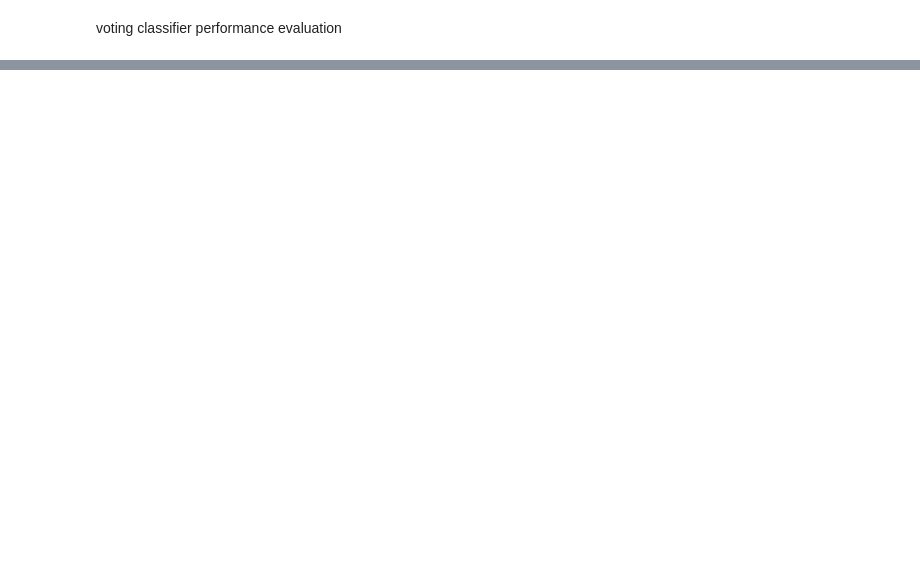
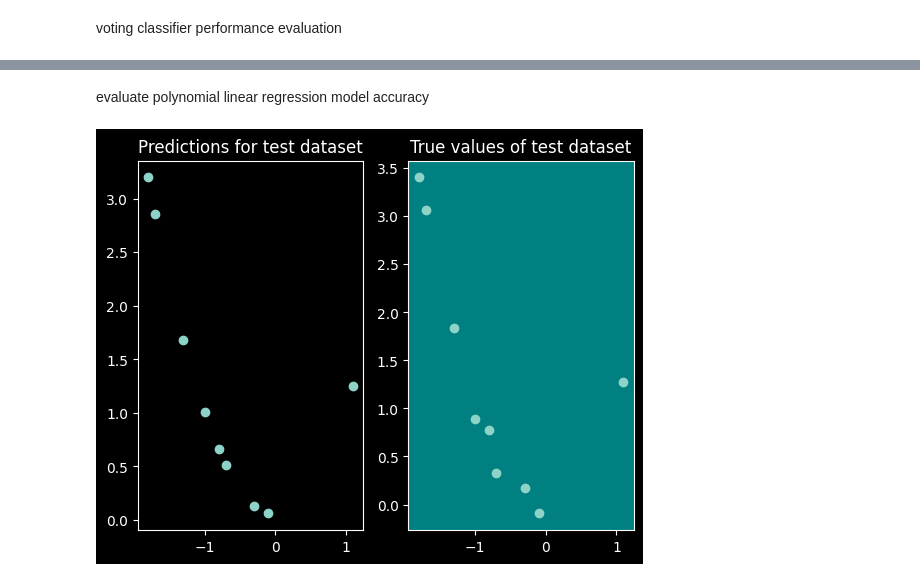
Before and after one commit to JeremiJL/MIW, a Jupyter notebook: projects/project_03/task.ipynb, the cells around one changed output, grey strips where cells are left out. Drawn from its saved outputs; the diff is of its cells as text; code cells hidden in the pictures; blank space fills up the shorter version.

Commit message:
trained and evaluated linear regression model with and without polynomial features enrichement

```diff
--- a/projects/project_03/task.ipynb
+++ b/projects/project_03/task.ipynb
@@ -207,0 +216,17 @@ plt.show()
+# %%
+with open("resources/dane1.txt", "r") as data:
+    X = []
+    y = []
+    for line in data:
+        X.append(float(line.split(" ")[0]))
+        y.append(float(line.split(" ")[1]))
+
+X = np.array(X).reshape(-1, 1)
+y = np.array(y)
+
+fig, ax = plt.subplots()
+plt.gca().set_facecolor('teal')
+
+plt.scatter(X, y)
+plt.title("Original dataset")
+plt.show()
@@ -207,0 +285,13 @@ plt.show()
+# %%
+from sklearn.preprocessing import PolynomialFeatures
+
+poly = PolynomialFeatures(degree=3)
+X_train_polynomials = poly.fit_transform(X_train)
+X_test_polynomials = poly.transform(X_test)
+
+for original_feature, transformed_feature in zip(X_train, X_train_polynomials):
+    print(f"original feature: {original_feature}")
+    print(f"after poly transformed feature: {transformed_feature}")
+
+linear_regression_polynomial_model = LinearRegression()
+linear_regression_polynomial_model.fit(X_train_polynomials, y_train)
@@ -207,0 +317,18 @@ plt.show()
+# %% [markdown]
+evaluate polynomial linear regression model accuracy
+# %%
+y_predictions = linear_regression_polynomial_model.predict(X_test_polynomials)
+
+fig, (ax1, ax2) = plt.subplots(1,2)
+plt.gca().set_facecolor('teal')
+plt.title("Linear polynomial regression performance evaluation")
+
+ax1.scatter(X_test, y_predictions)
+ax1.set_title("Predictions for test dataset")
+
+ax2.scatter(X_test, y_test)
+ax2.set_title("True values of test dataset")
+
+plt.show()
+# %% [output]
+[figure, added]
```
Also changed, not shown: parts of 21 cells of this notebook, 1 other file.
